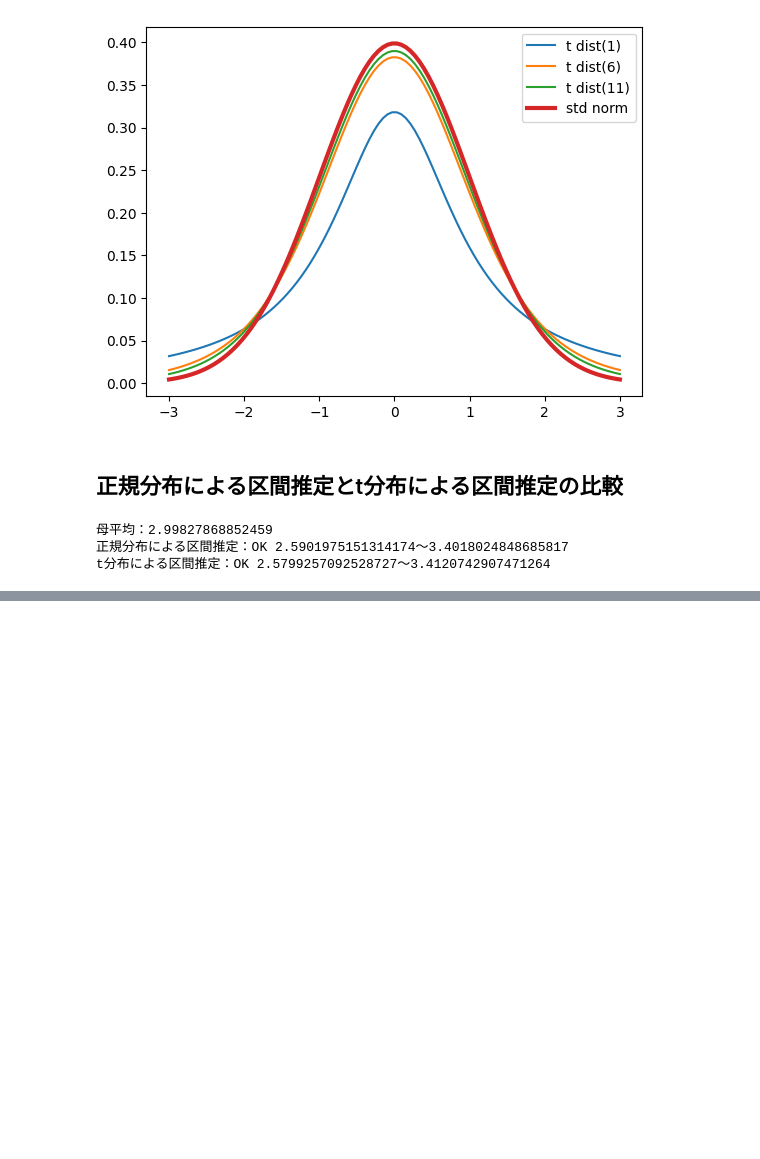
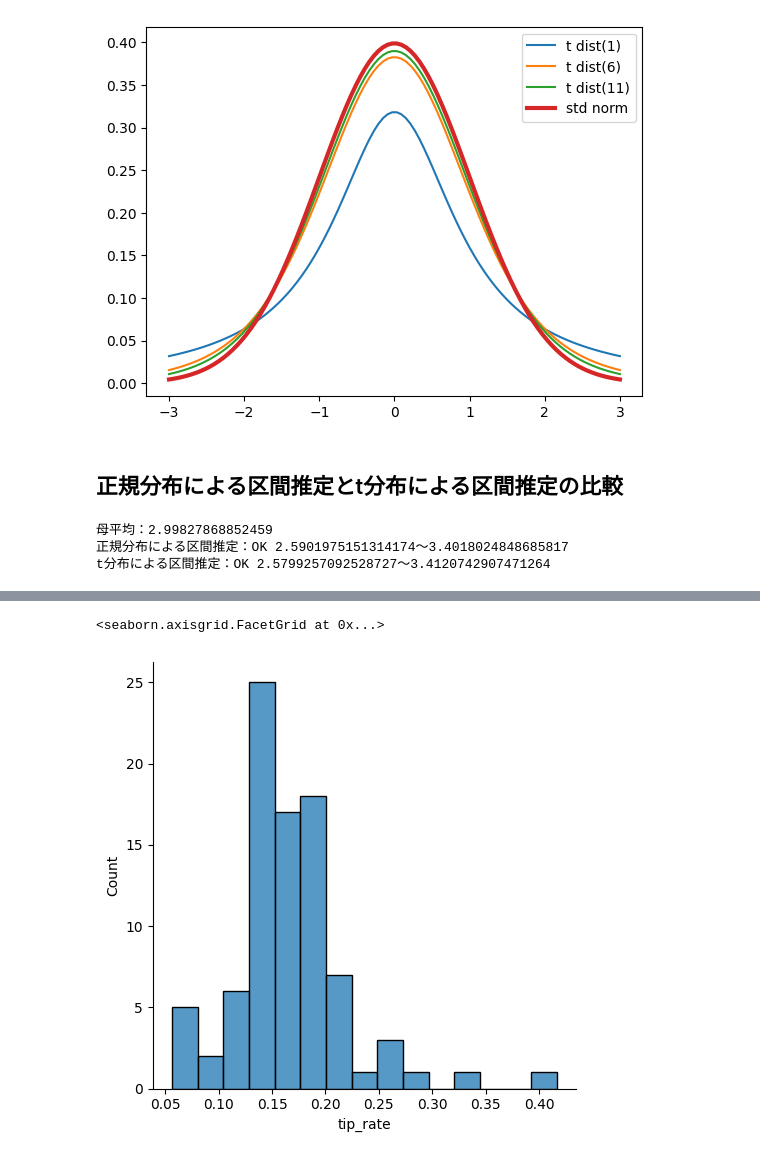
Before and after one commit to TakumiOkawa12/MLnote, a Jupyter notebook: statistics/discriptive_statistics.ipynb, the cells around one changed output, grey strips where cells are left out. Cells and saved outputs as stored; diff of their text form; code cells hidden in the pictures; blank space fills up the shorter version.

```diff
--- a/statistics/discriptive_statistics.ipynb
+++ b/statistics/discriptive_statistics.ipynb
@@ -797,0 +947,5 @@ t分布による区間推定：OK 2.5799257092528727〜3.4120742907471264
+# %%
+sns.displot(woman_tip)
+# %% [output]
+<seaborn.axisgrid.FacetGrid at 0x...>
+[figure, added]
```
Also changed, not shown: parts of 68 cells of this notebook, 2 other files.
